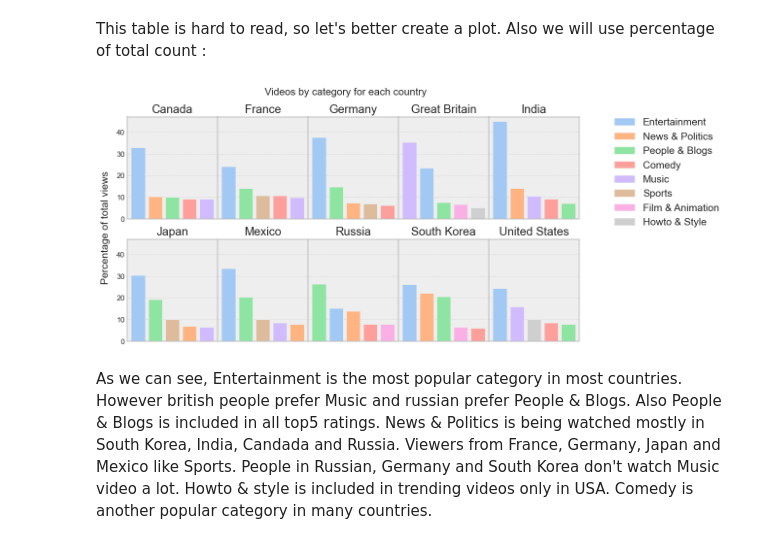
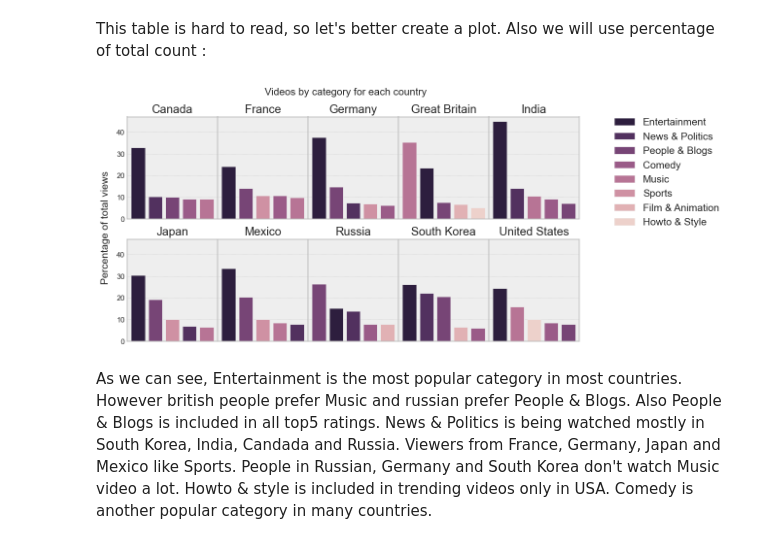
Before and after one commit to Eugeniy-Makarevich/Youtube-trending-videos, a Jupyter notebook: youtube_videos.ipynb, the cells around one changed output. Saved outputs shown, nothing was run; the diff lists cells and outputs as text; code cells hidden in the pictures.

```diff
--- a/youtube_videos.ipynb
+++ b/youtube_videos.ipynb
@@ -19,7 +19,7 @@ import json
 from scipy import stats
 
 # general options
-sns.set_theme()
+sns.set()
 plt.style.use('bmh')
 # %% [markdown]
 First let's unpack the archive and check it content:
@@ -235,8 +235,8 @@ df2 = df2['No. videos'].groupby('country', group_keys=False)
 df2 = df2.apply(lambda x: x.sort_values(ascending=False).head(5)).reset_index()
 # %%
 # create colorMap
-numberOfColors = df2['No. videos'].nunique()
-categoryColors = sns.color_palette('pastel')[0:numberOfColors]
+nColors = df2['category'].nunique()
+categoryColors = sns.cubehelix_palette(n_colors=nColors, reverse=True) #sns.color_palette('mako', n_colors=nColors)
 category = df2['category'].unique()
 colorMap = {category[i]: categoryColors[i] for i, _ in enumerate(category)}
 df2['color'] = df2['category'].map(colorMap)
@@ -249,34 +249,34 @@ fig, axs = plt.subplots(nrows=2, ncols=5, figsize=(12, 6),
 regionList = df2['country'].unique()
 handles = []
 labels = []
 
 # plot bar charts
 for i, region in enumerate(regionList):
     regionData = df2.groupby(
         'country').get_group(region).reset_index()
     axs.flat[i].bar(regionData['category'], regionData['No. videos'],
                     color=regionData['color'], label=regionData['category'])
     axs.flat[i].grid(visible=True, linestyle='dotted', linewidth=0.5)
     # get handles and labels for legend
     line = axs.flat[i].get_legend_handles_labels()
     for handle in line[0]:
         handles.append(handle)
     for label in line[1]:
         labels.append(label)
     axs.flat[i].set_title(regionData.loc[0, 'country'])
 
 # create legend
 legendDict = {labels[i]: handles[i] for i, _ in enumerate(labels)}
 legend = fig.legend(handles=legendDict.values(), labels=legendDict.keys(),
                     loc="lower center",
                     bbox_to_anchor=(1.05, 0.47), frameon=False, fontsize=15)
 fig.subplots_adjust(wspace=0, hspace=0.2)
 text = fig.text(0.08, 0.5, 'Percentage of total views', va='center',
                 rotation='vertical', fontsize=15)
 sup = fig.suptitle('Videos by category for each country',
                    fontsize=15)
 # %% [output]
-[figure, old version]
+[figure, new version]
 # %% [markdown]
 As we can see, Entertainment is the most popular category in most countries. However british people prefer Music and russian prefer People & Blogs. Also People & Blogs is included in all top5 ratings. News & Politics is being watched mostly in  South Korea, India, Candada and Russia. Viewers from France, Germany, Japan and Mexico like Sports. People in Russian, Germany and South Korea don't watch Music video a lot. Howto & style is included in trending videos only in USA. Comedy is another popular category in many countries.
 # %% [markdown]
```
Also changed, not shown: parts of 14 cells of this notebook.
